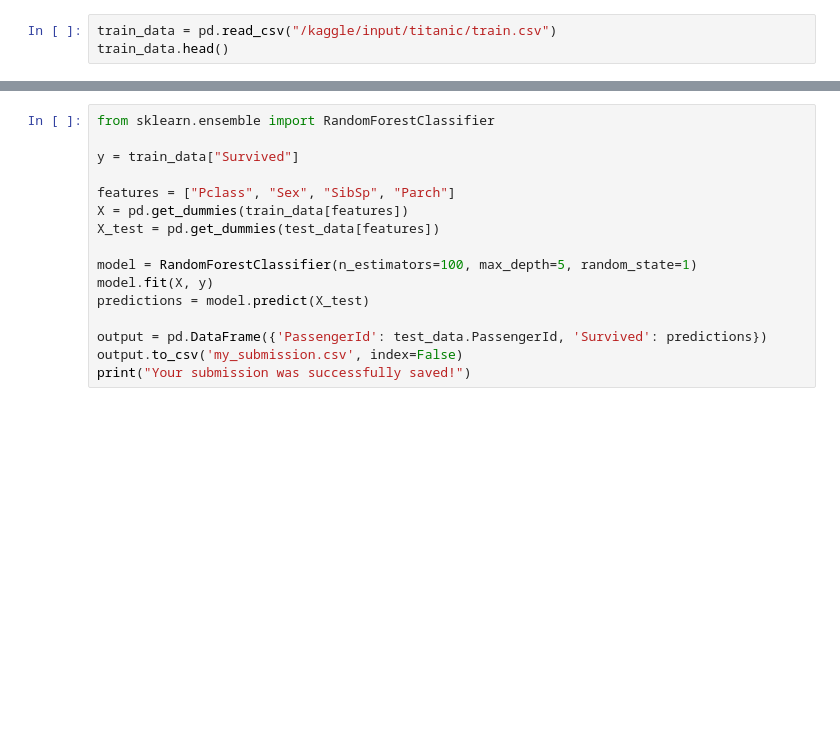
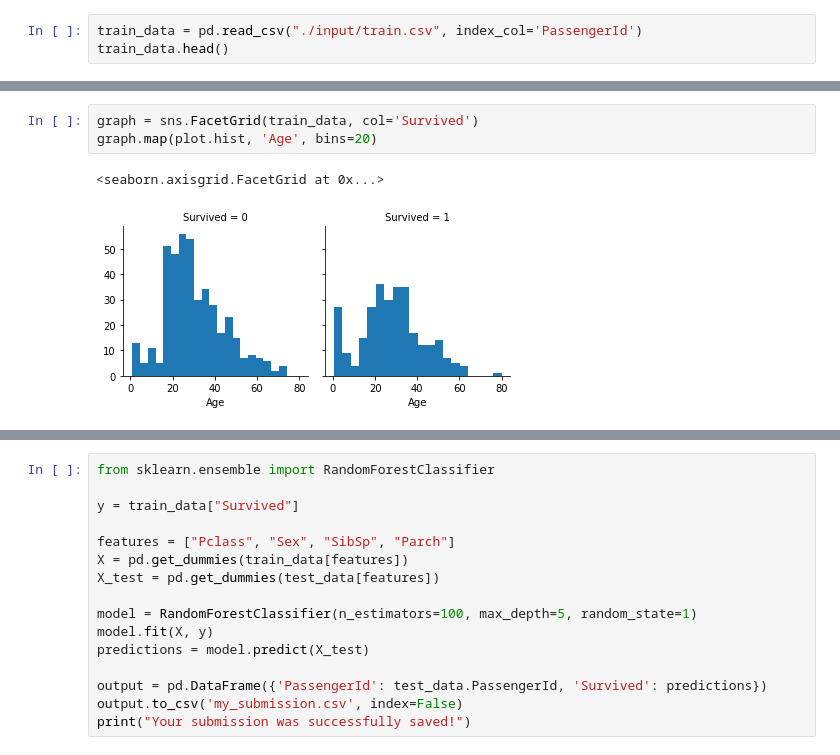
Before and after one commit to lauvrenn/kaggle, a Jupyter notebook: titanic/titanicnotebook.ipynb, the cells around one changed output, grey strips where cells are left out. Cells and saved outputs as stored; diff of their text form; blank space fills up the shorter version.

Commit message:
Titanic classification

```diff
--- a/titanic/titanicnotebook.ipynb
+++ b/titanic/titanicnotebook.ipynb
@@ -18,3 +19,3 @@ for dirname, _, filenames in os.walk('/kaggle/input'):
 # %%
-train_data = pd.read_csv("/kaggle/input/titanic/train.csv")
+train_data = pd.read_csv("./input/train.csv", index_col='PassengerId')
 train_data.head()
@@ -32,0 +122,6 @@ print("% of men who survived:", rate_men)
+# %%
+graph = sns.FacetGrid(train_data, col='Survived')
+graph.map(plot.hist, 'Age', bins=20)
+# %% [output]
+<seaborn.axisgrid.FacetGrid at 0x...>
+[figure, added]
```
Also changed, not shown: parts of 26 cells of this notebook.
